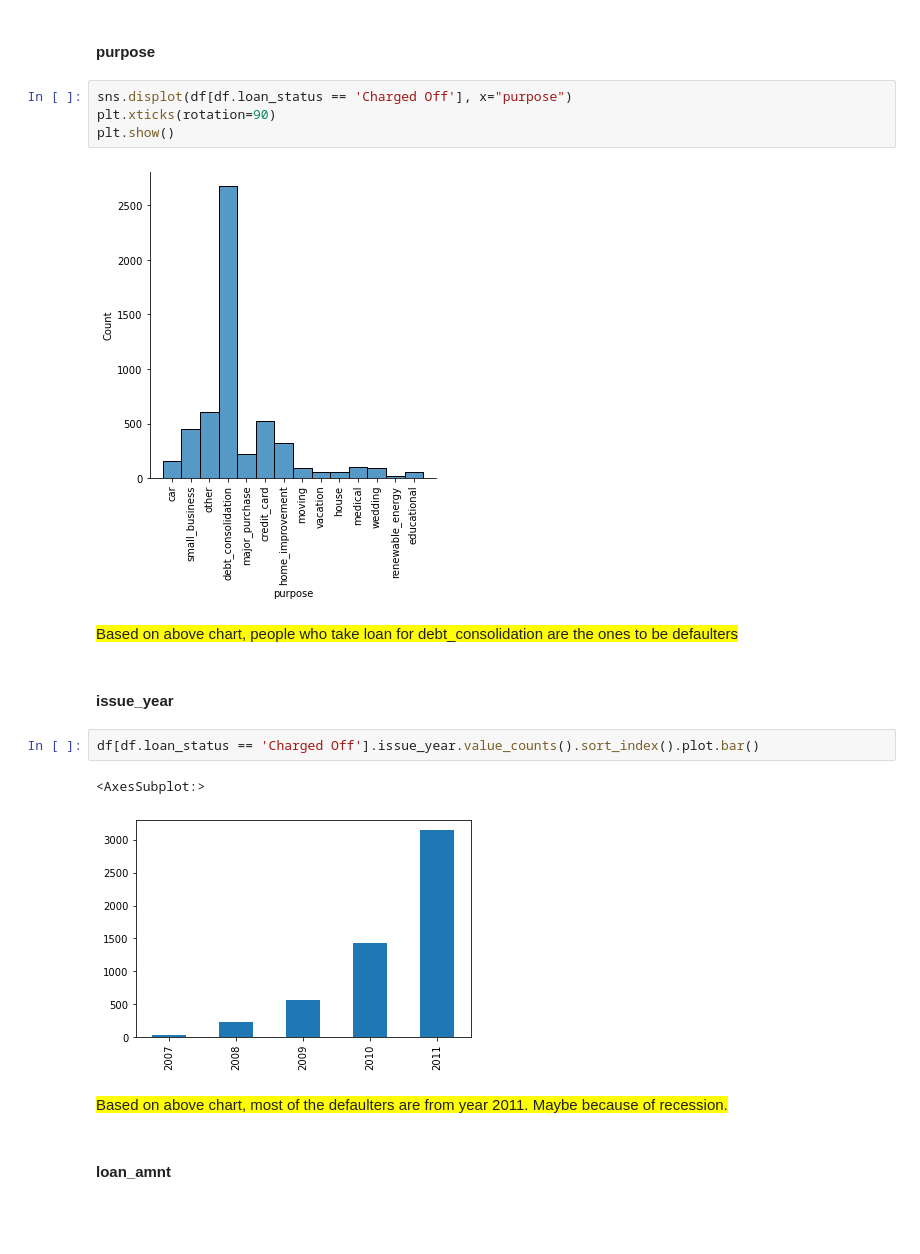
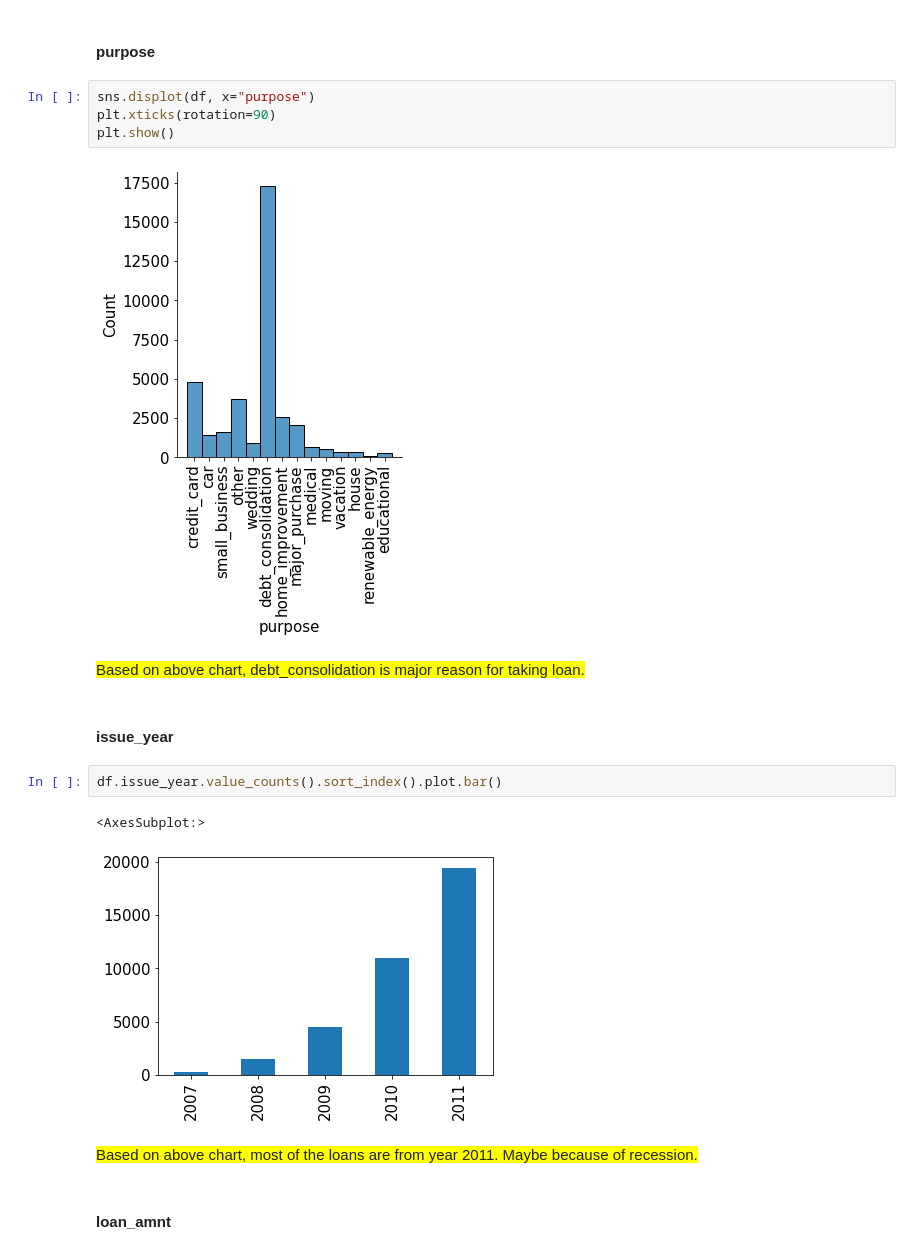
Before and after one commit to pjsurve/Lending-club-case-study, a Jupyter notebook: Lending_Club_PS_NN_02May.ipynb, the cells around one changed output. Drawn from its saved outputs; the diff is of its cells as text; blank space fills up the shorter version.

```diff
--- a/Lending_Club_PS_NN_02May.ipynb
+++ b/Lending_Club_PS_NN_02May.ipynb
@@ -783,22 +779,22 @@ df_term1_pivot[['Ch_O_%', 'FP_%']].plot.bar(stacked = True)
 # %% [markdown]
 #### purpose
 # %%
-sns.displot(df[df.loan_status == 'Charged Off'], x="purpose")
+sns.displot(df, x="purpose")
 plt.xticks(rotation=90)
 plt.show()
 # %% [output]
-[figure, old version]
+[figure, new version]
 # %% [markdown]
-<span style= 'background:yellow'>Based on above chart, people who take loan for debt_consolidation are the ones to be defaulters</span>
+<span style= 'background:yellow'>Based on above chart, debt_consolidation is major reason for taking loan.</span>
 # %% [markdown]
 #### issue_year
 # %%
-df[df.loan_status == 'Charged Off'].issue_year.value_counts().sort_index().plot.bar()
+df.issue_year.value_counts().sort_index().plot.bar()
 # %% [output]
 <AxesSubplot:>
-[figure, old version]
+[figure, new version]
 # %% [markdown]
-<span style= 'background:yellow'>Based on above chart, most of the defaulters are from year 2011. Maybe because of recession.</span>
+<span style= 'background:yellow'>Based on above chart, most of the loans are from year 2011. Maybe because of recession.</span>
 # %% [markdown]
 #### loan_amnt
 # %%
```
Also changed, not shown: parts of 10 cells of this notebook.
